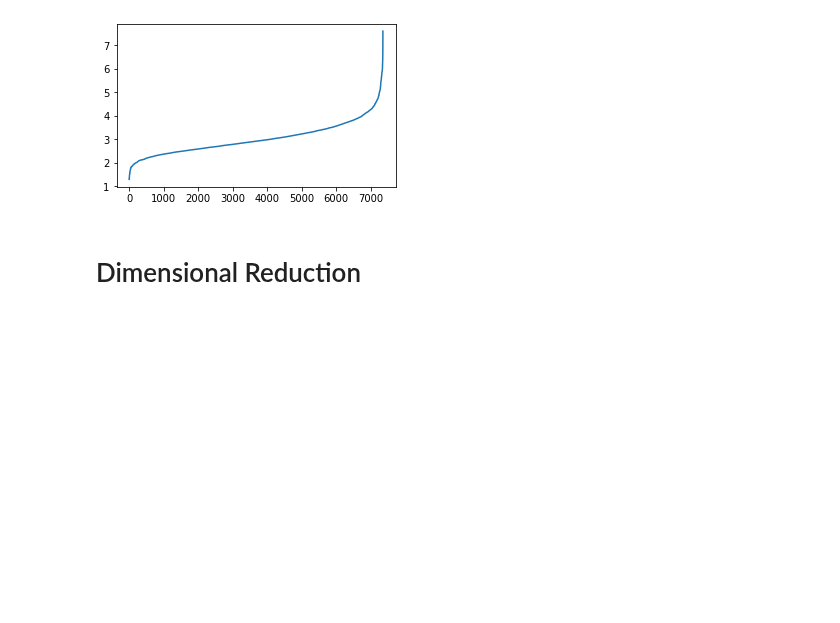
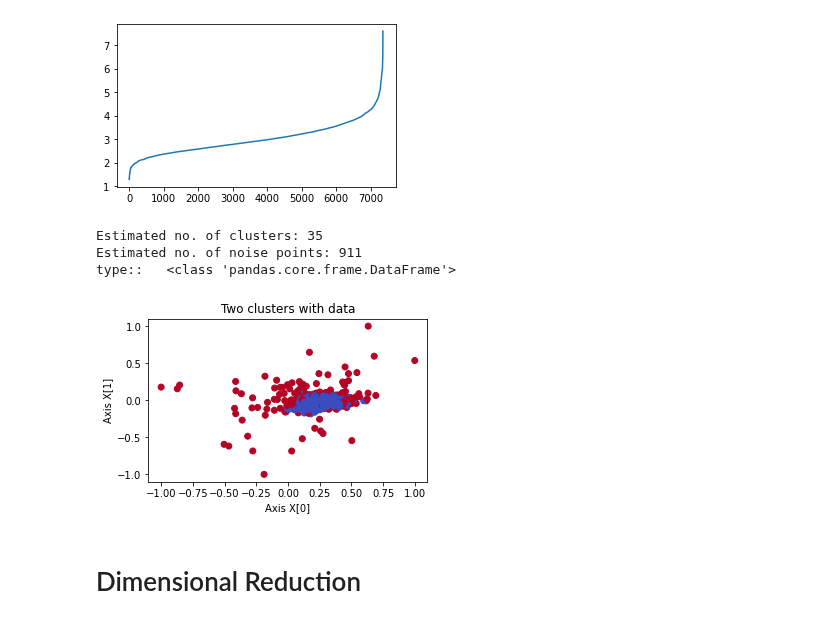
Before and after one commit to claredavies/MachineLearningCoursework, a Jupyter notebook: Assignment3/Assignment3HumanActivityRecognition.ipynb, the cells around one changed output. Drawn from its saved outputs; the diff is of its cells as text; code cells hidden in the pictures; blank space fills up the shorter version.

Commit message:
Able to implement form of DBSCAN

```diff
--- a/Assignment3/Assignment3HumanActivityRecognition.ipynb
+++ b/Assignment3/Assignment3HumanActivityRecognition.ipynb
@@ -228,6 +228,35 @@ plt.plot(distances) # plotting the distances
 plt.show()
 # %% [output]
 [figure]
+# %%
+# Compute DBSCAN
+from sklearn.datasets import make_blobs
+from sklearn.cluster import DBSCAN
+import numpy as np
+import matplotlib.pyplot as plt
+db = DBSCAN(eps=4, min_samples=4).fit(X_train)
+labels = db.labels_
+
+no_clusters = len(np.unique(labels) )
+no_noise = np.sum(np.array(labels) == -1, axis=0)
+
+print('Estimated no. of clusters: %d' % no_clusters)
+print('Estimated no. of noise points: %d' % no_noise)
+
+print("type::   " + str(type(X_train)))
+dt = X_train.values
+# Generate scatter plot for training data
+colors = list(map(lambda x: '#3b4cc0' if x == 1 else '#b40426', labels))
+plt.scatter(dt[:,0], dt[:,1], c=colors, marker="o", picker=True)
+plt.title('Two clusters with data')
+plt.xlabel('Axis X[0]')
+plt.ylabel('Axis X[1]')
+plt.show()
+# %% [output]
+Estimated no. of clusters: 35
+Estimated no. of noise points: 911
+type::   <class 'pandas.core.frame.DataFrame'>
+[figure, added]
 # %% [markdown]
 # Dimensional Reduction
 # %%
```
Also changed, not shown: parts of 2 cells of this notebook.
